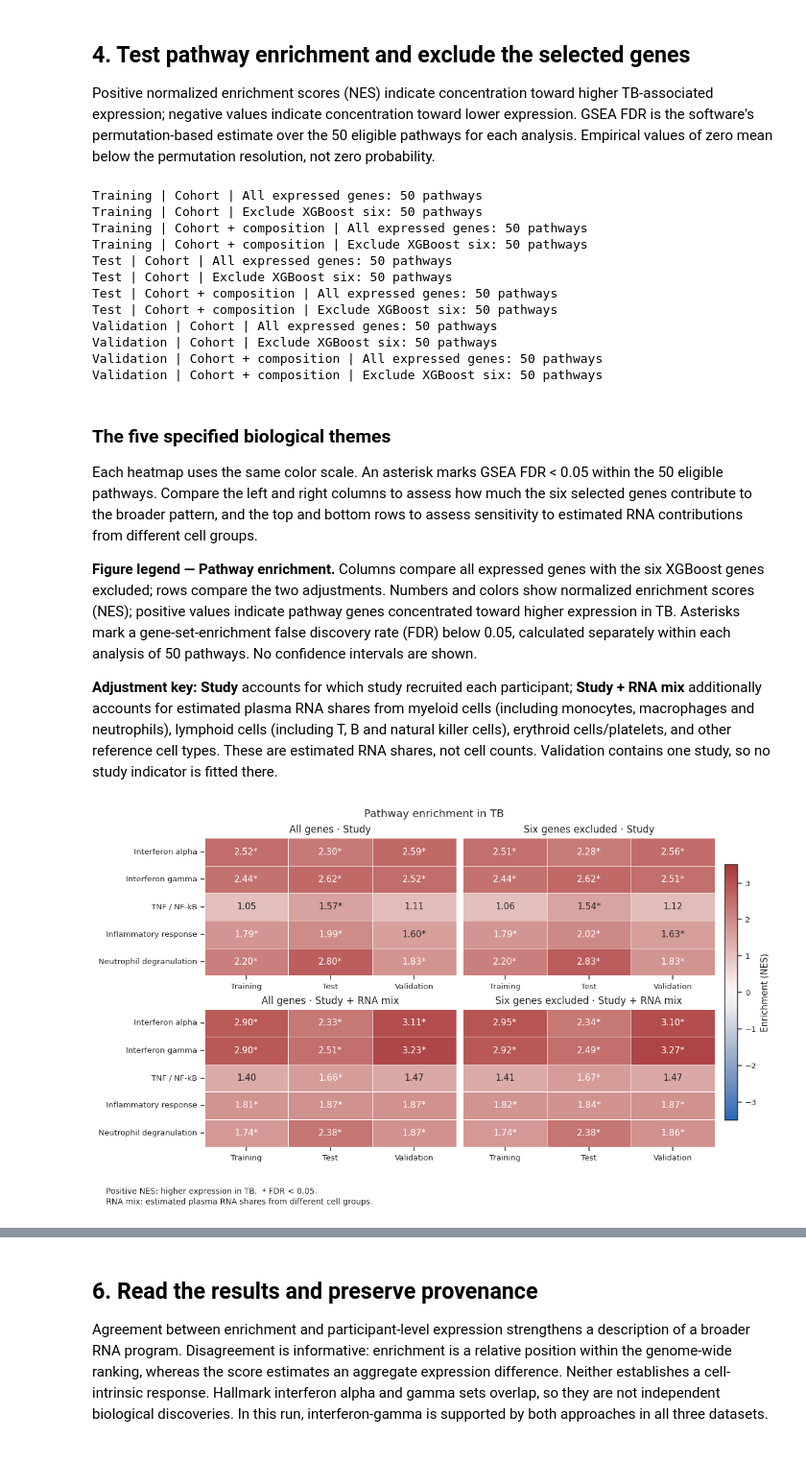
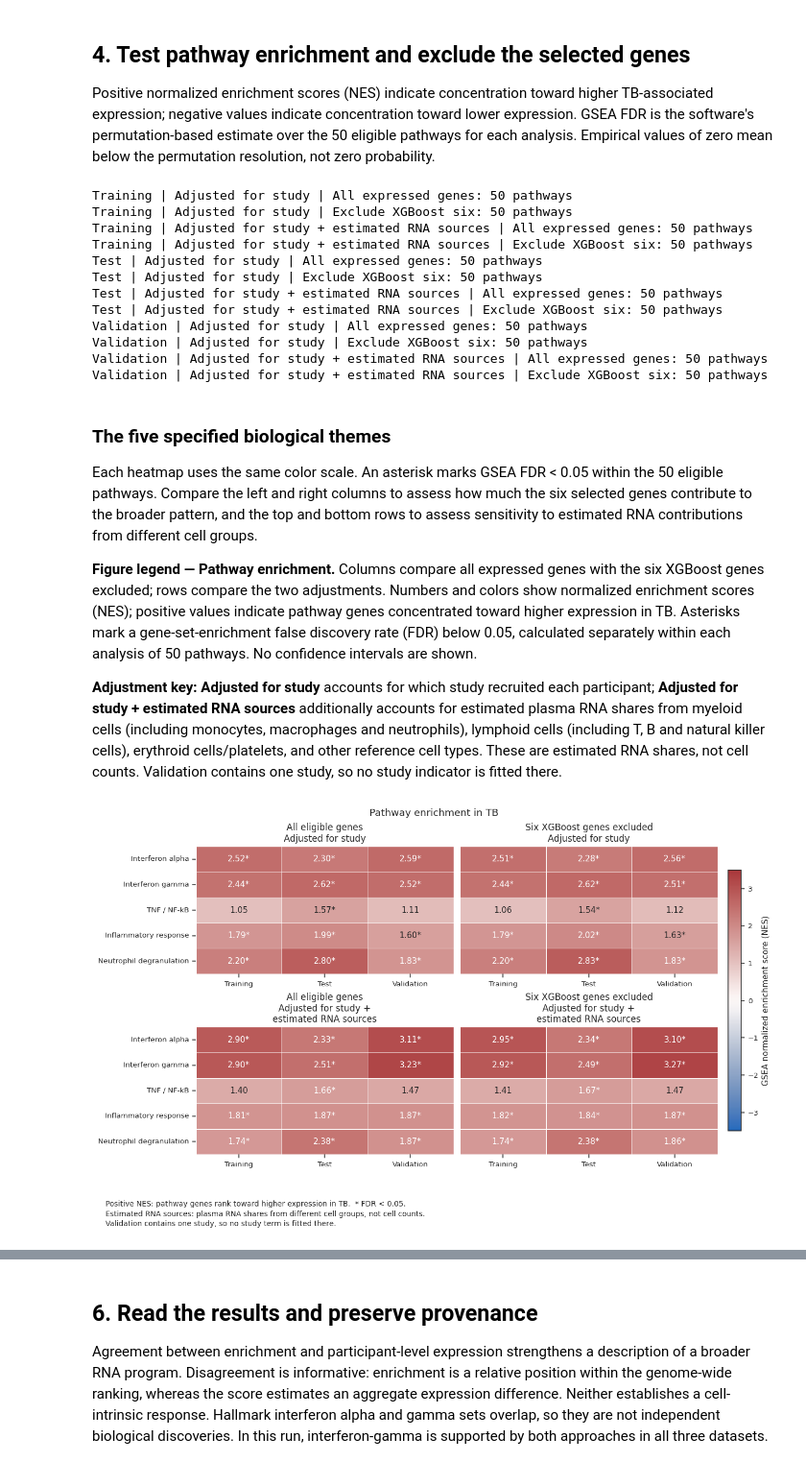
Before and after one commit to alenzimic/cfRNA_TB, a Jupyter notebook: Scripts_For_Manuscript/gene_interactions_pathways.ipynb, the cells around one changed output, grey strips where cells are left out. Shown at 96% size. Cells and saved outputs as stored; diff of their text form; code cells hidden in the pictures.

Commit message:
Clarify pathway figures and compare continuous age results

```diff
--- a/Scripts_For_Manuscript/gene_interactions_pathways.ipynb
+++ b/Scripts_For_Manuscript/gene_interactions_pathways.ipynb
@@ -273,25 +311,25 @@ for (split, adjustment), ranking in rankings.items():
         table["ranked_genes"] = len(selected_ranking)
         table["pathway_genes_tested"] = table.pathway.map(lambda term, ranked=set(selected_ranking.index): len(set(gene_sets[term]) & ranked))
         enrichment_rows.append(table.assign(split=split, adjustment=adjustment, panel=panel))
-        print(f"{SPLITS[split]} | {adjustment} | {panel}: {len(table)} pathways")
+        print(f"{SPLITS[split]} | {ADJUSTMENT_LABELS[adjustment].replace(chr(10), chr(32))} | {panel}: {len(table)} pathways")
 enrichment = pd.concat(enrichment_rows, ignore_index=True)
 assert not enrichment.duplicated(["split", "adjustment", "panel", "pathway"]).any()
 assert np.isfinite(enrichment[["nes", "nominal_p", "gsea_fdr"]]).all().all()
 assert enrichment.loc[enrichment.panel.eq(PANELS[1]), "leading_edge_genes"].str.split(";").map(lambda genes: not set(genes) & set(SELECTED)).all()
 enrichment.to_csv(OUTPUT / "pathway_enrichment.csv", index=False)
 # %% [output]
-Training | Cohort | All expressed genes: 50 pathways
-Training | Cohort | Exclude XGBoost six: 50 pathways
-Training | Cohort + composition | All expressed genes: 50 pathways
-Training | Cohort + composition | Exclude XGBoost six: 50 pathways
-Test | Cohort | All expressed genes: 50 pathways
-Test | Cohort | Exclude XGBoost six: 50 pathways
-Test | Cohort + composition | All expressed genes: 50 pathways
-Test | Cohort + composition | Exclude XGBoost six: 50 pathways
-Validation | Cohort | All expressed genes: 50 pathways
-Validation | Cohort | Exclude XGBoost six: 50 pathways
-Validation | Cohort + composition | All expressed genes: 50 pathways
-Validation | Cohort + composition | Exclude XGBoost six: 50 pathways
+Training | Adjusted for study | All expressed genes: 50 pathways
+Training | Adjusted for study | Exclude XGBoost six: 50 pathways
+Training | Adjusted for study + estimated RNA sources | All expressed genes: 50 pathways
+Training | Adjusted for study + estimated RNA sources | Exclude XGBoost six: 50 pathways
+Test | Adjusted for study | All expressed genes: 50 pathways
+Test | Adjusted for study | Exclude XGBoost six: 50 pathways
+Test | Adjusted for study + estimated RNA sources | All expressed genes: 50 pathways
+Test | Adjusted for study + estimated RNA sources | Exclude XGBoost six: 50 pathways
+Validation | Adjusted for study | All expressed genes: 50 pathways
+Validation | Adjusted for study | Exclude XGBoost six: 50 pathways
+Validation | Adjusted for study + estimated RNA sources | All expressed genes: 50 pathways
+Validation | Adjusted for study + estimated RNA sources | Exclude XGBoost six: 50 pathways
 # %% [markdown]
 ### The five specified biological themes
 
@@ -299,31 +337,31 @@ Each heatmap uses the same color scale. An asterisk marks GSEA FDR < 0.05 within
 
 **Figure legend — Pathway enrichment.** Columns compare all expressed genes with the six XGBoost genes excluded; rows compare the two adjustments. Numbers and colors show normalized enrichment scores (NES); positive values indicate pathway genes concentrated toward higher expression in TB. Asterisks mark a gene-set-enrichment false discovery rate (FDR) below 0.05, calculated separately within each analysis of 50 pathways. No confidence intervals are shown.
 
-**Adjustment key:** **Study** accounts for which study recruited each participant; **Study + RNA mix** additionally accounts for estimated plasma RNA shares from myeloid cells (including monocytes, macrophages and neutrophils), lymphoid cells (including T, B and natural killer cells), erythroid cells/platelets, and other reference cell types. These are estimated RNA shares, not cell counts. Validation contains one study, so no study indicator is fitted there.
+**Adjustment key:** **Adjusted for study** accounts for which study recruited each participant; **Adjusted for study + estimated RNA sources** additionally accounts for estimated plasma RNA shares from myeloid cells (including monocytes, macrophages and neutrophils), lymphoid cells (including T, B and natural killer cells), erythroid cells/platelets, and other reference cell types. These are estimated RNA shares, not cell counts. Validation contains one study, so no study indicator is fitted there.
 # %%
 focus_results = enrichment.loc[enrichment.pathway.isin(FOCUS)].copy()
-figure, axes = plt.subplots(2, 2, figsize=(10.6, 6.3), layout="constrained")
+figure, axes = plt.subplots(2, 2, figsize=(11.5, 7.2), layout="constrained")
 limit = max(2, np.ceil(focus_results.nes.abs().max() * 2) / 2)
 for row, adjustment in enumerate(ADJUSTMENTS):
     for column, panel in enumerate(PANELS):
         data = focus_results.loc[focus_results.adjustment.eq(adjustment) & focus_results.panel.eq(panel)]
         values = data.pivot(index="pathway", columns="split", values="nes").reindex(index=FOCUS, columns=SPLITS)
         fdr = data.pivot(index="pathway", columns="split", values="gsea_fdr").reindex_like(values)
         labels = values.map(lambda value: f"{value:.2f}") + fdr.map(lambda value: "*" if value < 0.05 else "")
         sns.heatmap(values, ax=axes[row, column], annot=labels, fmt="", cmap="vlag", center=0,
                     vmin=-limit, vmax=limit, cbar=False, linewidths=0.5,
                     xticklabels=list(SPLITS.values()), yticklabels=list(FOCUS.values()) if column == 0 else False)
-        axes[row, column].set(title=f"{PANEL_TITLES[panel]} · {ADJUSTMENT_TITLES[adjustment]}", xlabel="", ylabel="")
+        axes[row, column].set(title=f"{PANEL_TITLES[panel]}\n{ADJUSTMENT_TITLES[adjustment]}", xlabel="", ylabel="")
         axes[row, column].tick_params(axis="both", rotation=0)
-figure.colorbar(axes[0, 0].collections[0], ax=axes, fraction=0.025, pad=0.02, label="Enrichment (NES)")
+figure.colorbar(axes[0, 0].collections[0], ax=axes, fraction=0.025, pad=0.02, label="GSEA normalized enrichment score (NES)")
 figure.suptitle("Pathway enrichment in TB", fontsize=12)
-figure.set_layout_engine("constrained", rect=(0, 0.11, 1, 0.89))
-add_figure_caption(figure, "Positive NES: higher expression in TB.  * FDR < 0.05.")
+figure.set_layout_engine("constrained", rect=(0, 0.14, 1, 0.86))
+add_figure_caption(figure, "Positive NES: pathway genes rank toward higher expression in TB.  * FDR < 0.05.")
 save_figure(figure, OUTPUT, "pathway_focused_enrichment")
 plt.show()
 focus_results.to_csv(OUTPUT / "pathway_focused_enrichment.csv", index=False)
 # %% [output]
-[figure, old version]
+[figure, new version]
 # %% [markdown]
 ### Broader Hallmark screen
 
```
Also changed, not shown: parts of 22 cells of this notebook, 54 other files.
